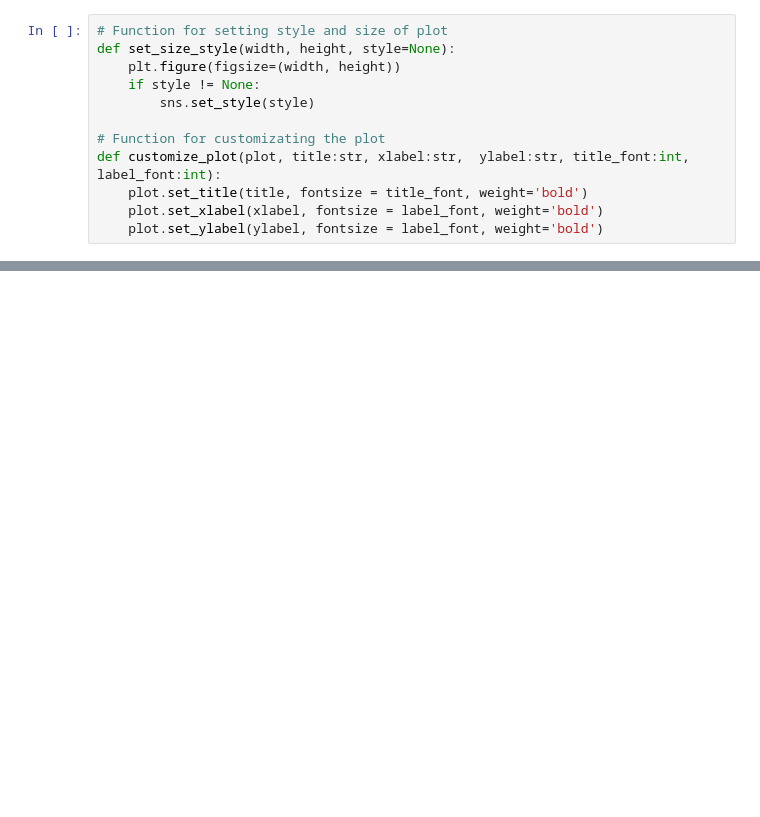
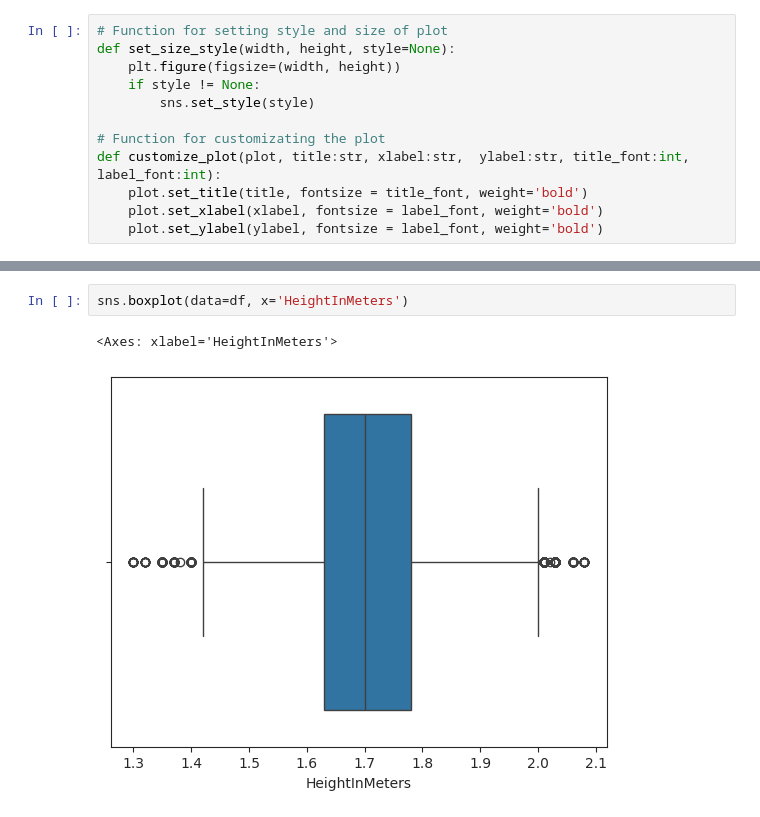
Before and after one commit to emanfj/Healthcare-Disparities-Analysis, a Jupyter notebook: R_main.ipynb, the cells around one changed output, grey strips where cells are left out. Drawn from its saved outputs; the diff is of its cells as text; blank space fills up the shorter version.

```diff
--- a/R_main.ipynb
+++ b/R_main.ipynb
@@ -165,0 +312,5 @@ df.isna().sum().plot(kind='barh')
+# %%
+sns.boxplot(data=df, x='HeightInMeters')
+# %% [output]
+<Axes: xlabel='HeightInMeters'>
+[figure, added]
```
Also changed, not shown: parts of 52 cells of this notebook.
